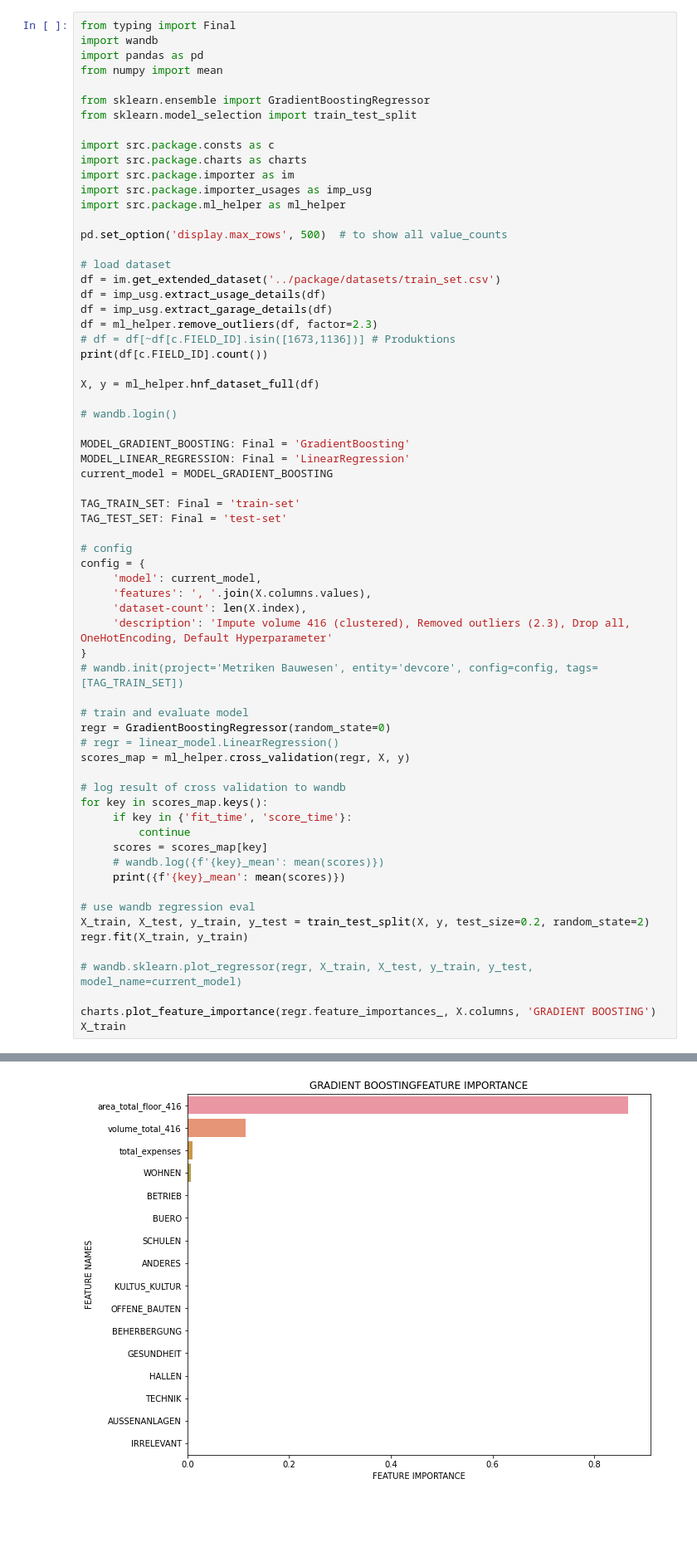
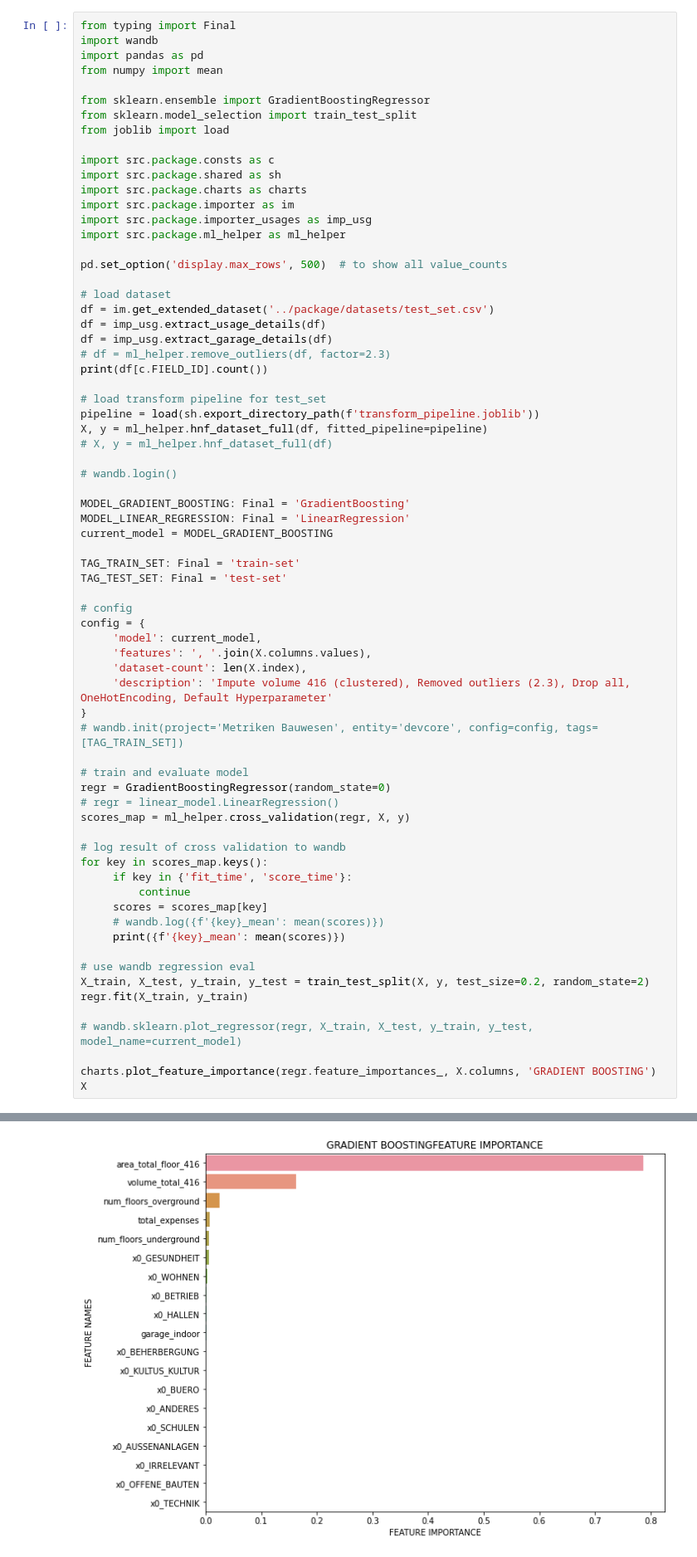
Before and after one commit to FHNW-RW/ip5-metriken-bauwesen, a Jupyter notebook: src/weight_and_bias/wandb.ipynb, the cells around one changed output, grey strips where cells are left out. Shown at 83% size. Saved outputs shown, nothing was run; the diff lists cells and outputs as text; blank space fills up the shorter version.

Commit message:
- serialize transformers & pipeline - zwischenstand..

```diff
--- a/src/weight_and_bias/wandb.ipynb
+++ b/src/weight_and_bias/wandb.ipynb
@@ -19,8 +19,10 @@ from numpy import mean
 
 from sklearn.ensemble import GradientBoostingRegressor
 from sklearn.model_selection import train_test_split
+from joblib import load
 
 import src.package.consts as c
+import src.package.shared as sh
 import src.package.charts as charts
 import src.package.importer as im
 import src.package.importer_usages as imp_usg
@@ -29,14 +31,16 @@ import src.package.ml_helper as ml_helper
 pd.set_option('display.max_rows', 500)  # to show all value_counts
 
 # load dataset
-df = im.get_extended_dataset('../package/datasets/train_set.csv')
+df = im.get_extended_dataset('../package/datasets/test_set.csv')
 df = imp_usg.extract_usage_details(df)
 df = imp_usg.extract_garage_details(df)
-df = ml_helper.remove_outliers(df, factor=2.3)
-# df = df[~df[c.FIELD_ID].isin([1673,1136])] # Produktions
+# df = ml_helper.remove_outliers(df, factor=2.3)
 print(df[c.FIELD_ID].count())
 
-X, y = ml_helper.hnf_dataset_full(df)
+# load transform pipeline for test_set
+pipeline = load(sh.export_directory_path(f'transform_pipeline.joblib'))
+X, y = ml_helper.hnf_dataset_full(df, fitted_pipeline=pipeline)
+# X, y = ml_helper.hnf_dataset_full(df)
 
 # wandb.login()
 
@@ -76,5 +80,5 @@ regr.fit(X_train, y_train)
 # wandb.sklearn.plot_regressor(regr, X_train, X_test, y_train, y_test, model_name=current_model)
 
 charts.plot_feature_importance(regr.feature_importances_, X.columns, 'GRADIENT BOOSTING')
-X_train
+X
 # %% [output]
@@ -104 +108 @@ X_train
-[figure, old version]
+[figure, new version]
```
Also changed, not shown: parts of 1 cell of this notebook, 3 other files.
